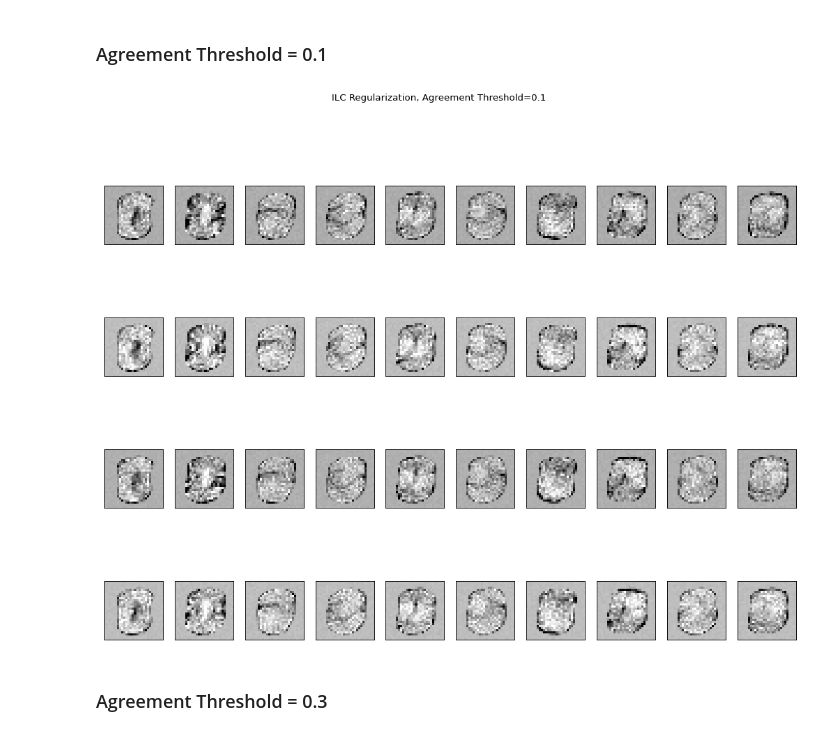
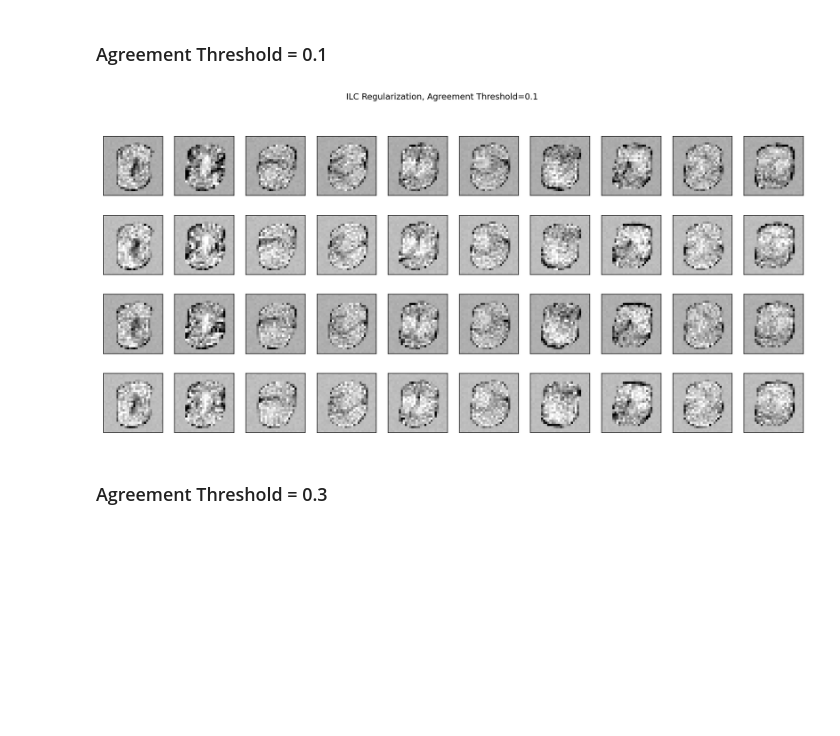
Before and after one commit to scspinney/pgm-fmri, a Jupyter notebook: SparseRegElasticNet_ILC.ipynb, the cells around one changed output. Saved outputs shown, nothing was run; the diff lists cells and outputs as text; code cells hidden in the pictures; blank space fills up the shorter version.

Commit message:
Improving figure displays

```diff
--- a/SparseRegElasticNet_ILC.ipynb
+++ b/SparseRegElasticNet_ILC.ipynb
@@ -519,8 +519,8 @@ def loadData(file_name, root_dir):
 # storeData(envs_ilc_params, 'envs_ilc_params', root_dir)
 
 
-envs_elastic_net_params = loadData('envs_elastic_net_params_l15_l25', root_dir)
-# envs_ilc_params = loadData('envs_ilc_params_agth_09', root_dir)
+# envs_elastic_net_params = loadData('envs_elastic_net_params_l14_l25', root_dir)
+envs_ilc_params = loadData('envs_ilc_params_agth_09', root_dir)
 # %% [markdown]
 ### Elastic Net without ILC `L1_coef=1e-*3*, L2_coef=1e-5`
 # %%
@@ -547,7 +547,7 @@ plt.show()
 import matplotlib.pyplot as plt
 from matplotlib.pyplot import figure
 
-fig, axes = plt.subplots(4, 10, figsize=(18, 8), dpi=140, facecolor='w', edgecolor='k')
+fig, axes = plt.subplots(4, 10, figsize=(18, 8), dpi=130, facecolor='w', edgecolor='k')
 # use global min / max to ensure all weights are shown on the same scale
 for m in range(n_envs):
     vmin, vmax = envs_elastic_net_params[m]['linear']['w'].min(), envs_elastic_net_params[m]['linear']['w'].max()
@@ -586,21 +586,21 @@ plt.show()
 # %%
 import matplotlib.pyplot as plt
 from matplotlib.pyplot import figure
 
-fig, axes = plt.subplots(4, 10, figsize=(16, 12), dpi=80, facecolor='w', edgecolor='k')
+fig, axes = plt.subplots(4, 10, figsize=(18, 8), dpi=140, facecolor='w', edgecolor='k')
 # use global min / max to ensure all weights are shown on the same scale
 for m in range(n_envs):
     vmin, vmax = envs_ilc_params[m]['linear']['w'].min(), envs_ilc_params[m]['linear']['w'].max()
     for coef, ax in zip(envs_ilc_params[m]['linear']['w'].T, axes[m,:]):
         ax.matshow(coef.reshape(28, 28), cmap=plt.cm.gray, vmin=.5 * vmin,
                 vmax=.5 * vmax)
         ax.set_xticks(())
         ax.set_yticks(())
 
 plt.suptitle('ILC Regularization, Agreement Threshold=0.1')
 plt.show()
 # %% [output]
-[figure, old version]
+[figure, new version]
 # %% [markdown]
 ### Agreement Threshold = 0.3
 # %%
```
Also changed, not shown: parts of 3 cells of this notebook.
